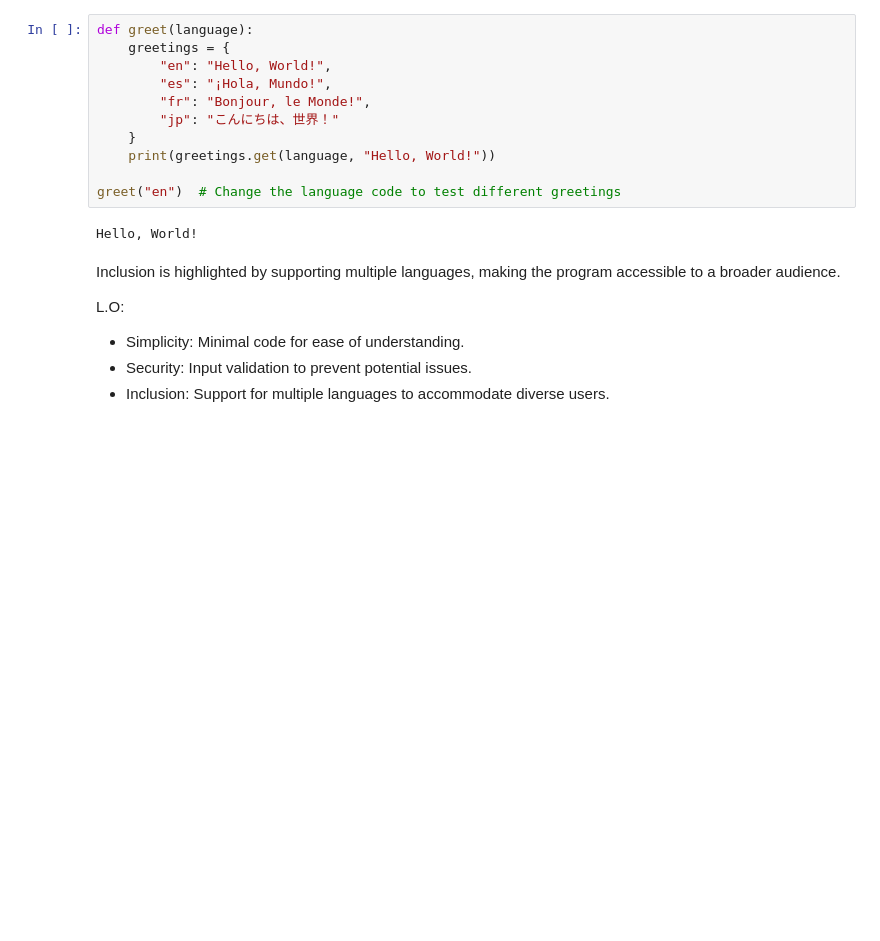
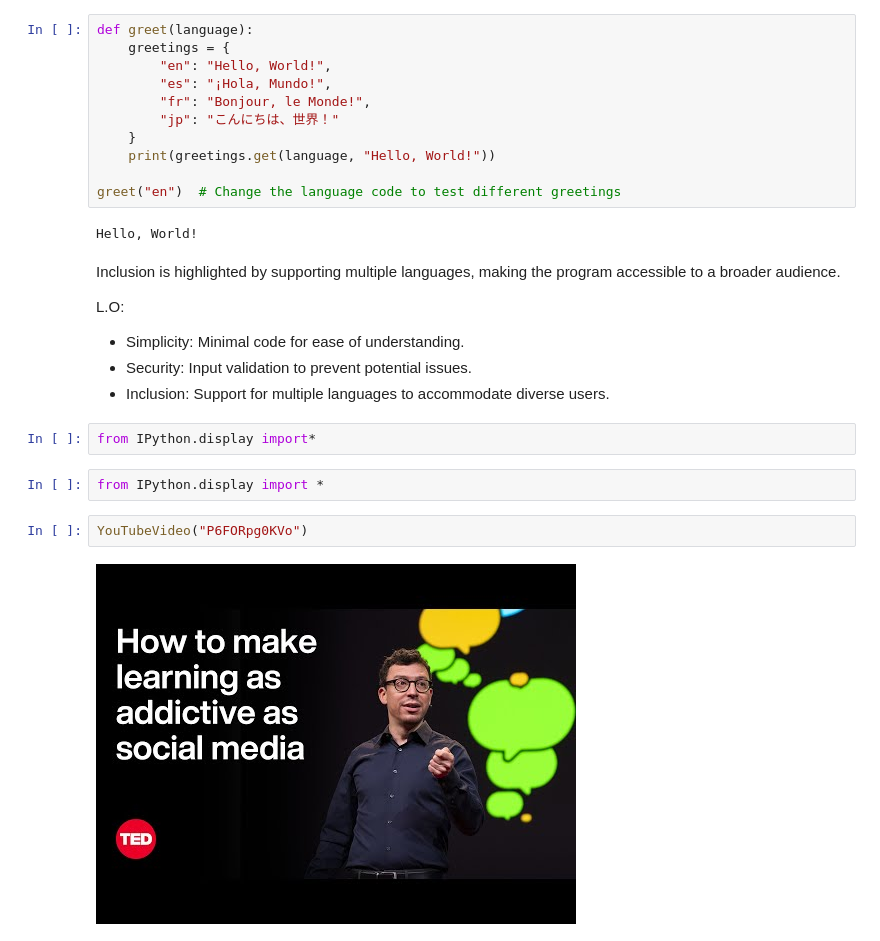
Before and after one commit to ained1/ai-for-the-arts, a Jupyter notebook: coding_exercises.ipynb, the cells around one changed output. Saved outputs shown, nothing was run; the diff lists cells and outputs as text; blank space fills up the shorter version.

Commit message:
YT video added

```diff
--- a/coding_exercises.ipynb
+++ b/coding_exercises.ipynb
@@ -325,3 +325,11 @@ L.O:
 - Simplicity: Minimal code for ease of understanding.
 - Security: Input validation to prevent potential issues.
 - Inclusion: Support for multiple languages to accommodate diverse users.
+# %%
+from IPython.display import*
+# %%
+from IPython.display import *
+# %%
+YouTubeVideo("P6FORpg0KVo")
+# %% [output]
+[figure, added]
```
